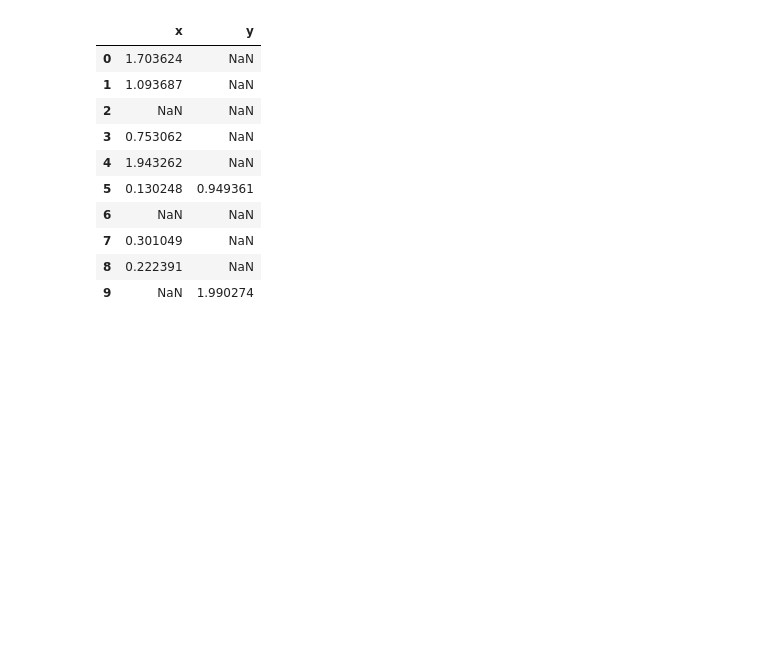
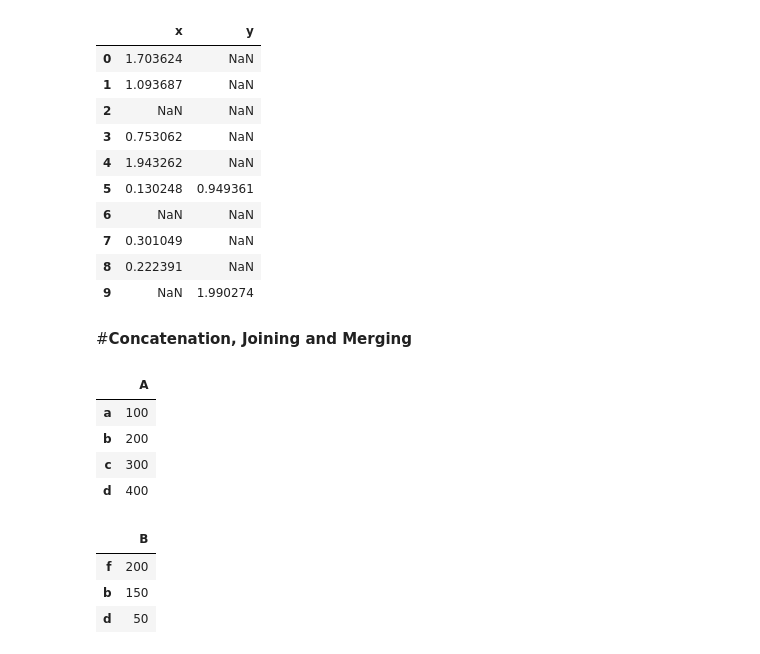
Before and after one commit to Saifullah785/python-for-finance-notes, a Jupyter notebook: Chapter_05_Data_Analysis_with_pandas/Chapter_05_Data_Analysis_with_pandas.ipynb, the cells around one changed output. Saved outputs shown, nothing was run; the diff lists cells and outputs as text; code cells hidden in the pictures; blank space fills up the shorter version.

Commit message:
Created using Colab while starting to practice the code on concatenation, joining, and merging

```diff
--- a/Chapter_05_Data_Analysis_with_pandas/Chapter_05_Data_Analysis_with_pandas.ipynb
+++ b/Chapter_05_Data_Analysis_with_pandas/Chapter_05_Data_Analysis_with_pandas.ipynb
@@ -793,3 +793,5 @@ df[df > 0]
 | 7 | 0.301049 | NaN |
 | 8 | 0.222391 | NaN |
 | 9 | NaN | 1.990274 |
+# %% [markdown]
+#**Concatenation, Joining and Merging**
@@ -795,0 +800,10 @@ df[df > 0]
+# %%
+df1 = pd.DataFrame(['100','200','300','400'],index=['a','b','c','d'],columns=['A',])
+# %%
+df1
+# %% [output]
+|  | A |
+| a | 100 |
+| b | 200 |
+| c | 300 |
+| d | 400 |
@@ -795,0 +812,7 @@ df[df > 0]
+# %%
+df2
+# %% [output]
+|  | B |
+| f | 200 |
+| b | 150 |
+| d | 50 |
```
Also changed, not shown: parts of 2 cells of this notebook.
